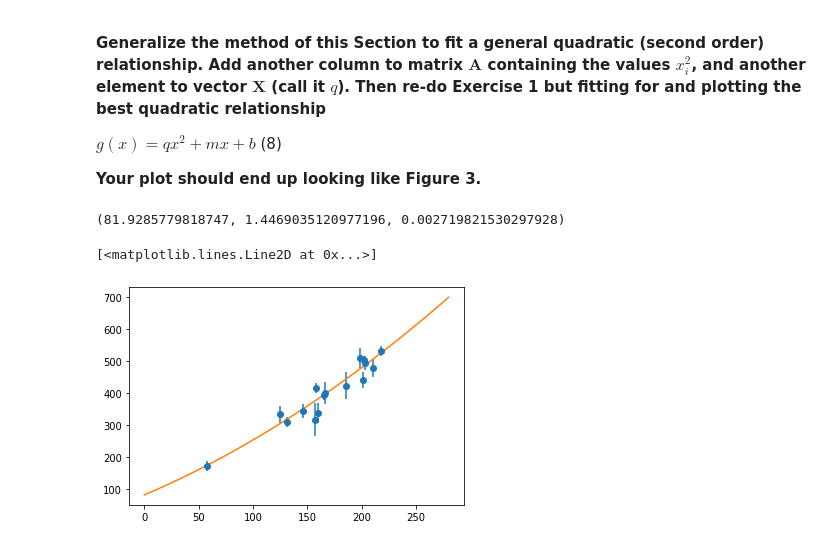
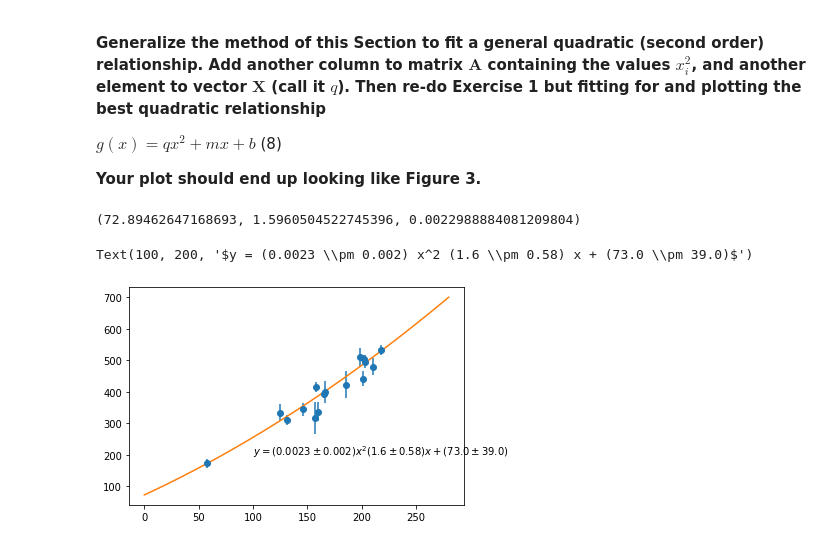
Before and after one commit to Lachimax/hblfit, a Jupyter notebook: notebooks/1-standard-practise.ipynb, the cells around one changed output. Saved outputs shown, nothing was run; the diff lists cells and outputs as text; code cells hidden in the pictures.

```diff
--- a/notebooks/1-standard-practise.ipynb
+++ b/notebooks/1-standard-practise.ipynb
@@ -66,8 +70,8 @@ Let's set up the covariance matrix, and its inverse, according to __Equation 4__
 C = np.zeros((y.shape[0], y.shape[0]))
 C_inverse = np.zeros((y.shape[0], y.shape[0]))
 for i, sigma in enumerate(sigma_y):
-    C[i, i] = sigma
-    C_inverse[i, i] = 1 / sigma
+    C[i, i] = sigma ** 2
+    C_inverse[i, i] = 1 / sigma ** 2
 # %% [markdown]
 Now find (b, m) according to __Equation 5__:
 # %%
@@ -98,21 +112,27 @@ np.sqrt(variance_m)
 # %% [markdown]
 Let's turn this into a function:
 # %%
+def covariance_matrix_from_data(sigmas):
+    # This will only handle the simple diagonal case.
+    C = np.zeros((sigmas.shape[0], sigmas.shape[0]))
+    C_inverse = np.zeros((sigmas.shape[0], sigmas.shape[0]))
+    for i, sigma in enumerate(sigmas):
+        C[i, i] = sigma ** 2
+        C_inverse[i, i] = 1 / sigma ** 2
+    return C, C_inverse
+
 def linear_standard(x, y, sigma_y):
     # First, we set up matrix A according to Equation 3:
     A = np.ones((x.shape[0], 2))
     A[:, 1] = x
     A_T = A.transpose()
     # Let's set up the covariance matrix, and its inverse, according to Equation 4:
-    C = np.zeros((y.shape[0], y.shape[0]))
-    C_inverse = np.zeros((y.shape[0], y.shape[0]))
-    for i, sigma in enumerate(sigma_y):
-        C[i, i] = sigma
-        C_inverse[i, i] = 1 / sigma
+    C, C_inverse = covariance_matrix_from_data(sigma_y)
     # Now find (b, m) according to Equation 5:
-    X = np.matmul(np.linalg.inv(np.matmul(A_T, np.matmul(C_inverse, A))), np.matmul(A_T, np.matmul(C_inverse, y)))
+    covariance = la.inv(la.multi_dot([A_T, C_inverse, A]))
+    X = np.dot(covariance, la.multi_dot([A_T, C_inverse, y]))
     b, m = X
-    return b, m
+    return b, m, covariance
 # %% [markdown]
 # Exercise 2
 __Repeat Exercise 1 but for all the data points in Table 1 on page 6. Your plot should end up looking like Figure 2. What is the standard uncertainty variance $σ^2_m$ on the slope of the line? Is there anything you don’t
@@ -154,24 +187,24 @@ A[:, 1] = x
 A[:, 2] = x**2
 A_T = A.transpose()
 
-C = np.zeros((y.shape[0], y.shape[0]))
-C_inverse = np.zeros((y.shape[0], y.shape[0]))
-for i, sigma in enumerate(sigma_y):
-    C[i, i] = sigma
-    C_inverse[i, i] = 1 / sigma
-
-X = np.matmul(np.linalg.inv(np.matmul(A_T, np.matmul(C_inverse, A))), np.matmul(A_T, np.matmul(C_inverse, y)))
+C, C_inverse = covariance_matrix_from_data(sigma_y)
+covariance = la.inv(la.multi_dot([A_T, C_inverse, A]))
+X = X = np.dot(covariance, la.multi_dot([A_T, C_inverse, y]))
 b, m, q = X
+sigma_b = np.sqrt(covariance[0, 0])
+sigma_m = np.sqrt(covariance[1, 1])
+sigma_q = np.sqrt(covariance[2, 2])
 
 b, m, q
 # %% [output]
-(81.9285779818747, 1.4469035120977196, 0.002719821530297928)
+(72.89462647168693, 1.5960504522745396, 0.0022988884081209804)
 # %%
 y_model = q * x_model ** 2 + m * x_model + b
 
 fig, ax = plt.subplots(1, 1)
 ax.errorbar(x, y, yerr=sigma_y, fmt='o')
 ax.plot(x_model, y_model)
+ax.text(100, 200, f"$y = ({q.round(4)} \pm {sigma_q.round(4)}) x^2 ({m.round(2)} \pm {sigma_m.round(2)}) x + ({b.round(0)} \pm {sigma_b.round(0)})$")
 # %% [output]
-[<matplotlib.lines.Line2D at 0x...>]
+Text(100, 200, '$y = (0.0023 \\pm 0.002) x^2 (1.6 \\pm 0.58) x + (73.0 \\pm 39.0)$')
-[figure, old version]
+[figure, new version]
```
Also changed, not shown: parts of 15 cells of this notebook.
